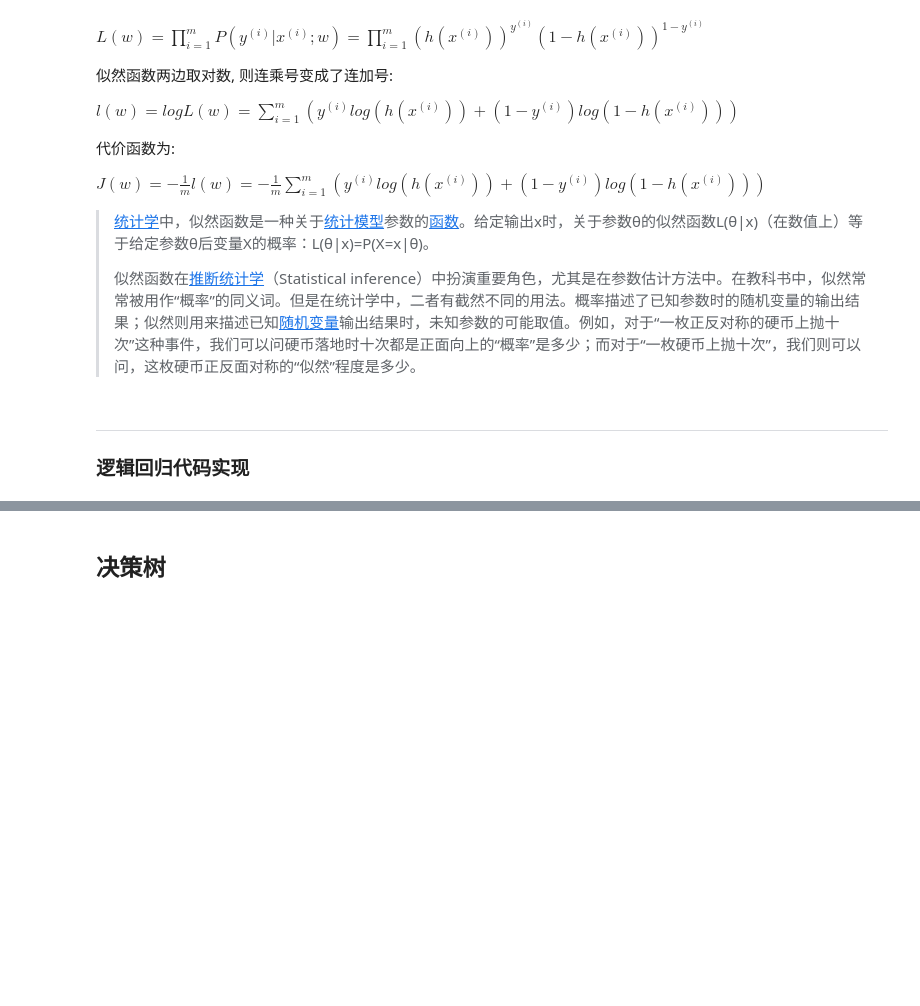
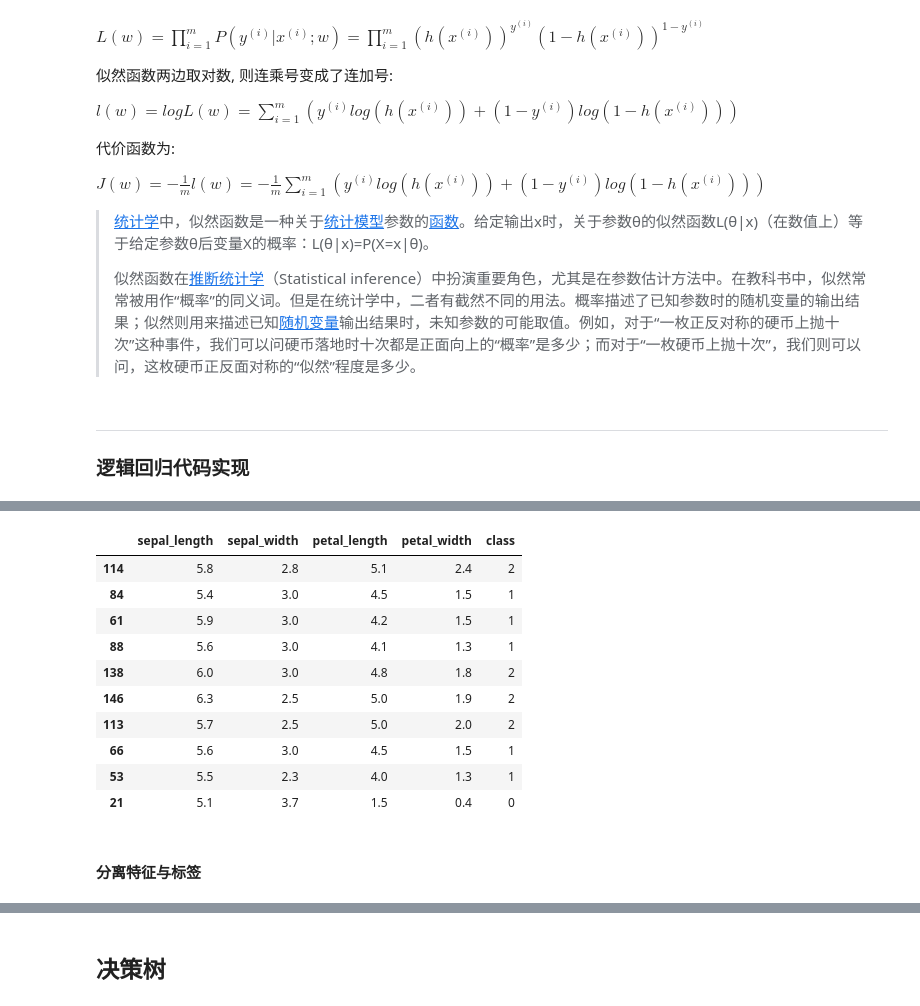
Before and after one commit to Ayusummer/CourseNotes, a Jupyter notebook: 机器学习/实验1_典型监督学习方法分类实践及比较分析/实验1_典型监督学习方法分类实践及比较分析.ipynb, the cells around one changed output, grey strips where cells are left out. Drawn from its saved outputs; the diff is of its cells as text; code cells hidden in the pictures; blank space fills up the shorter version.

```diff
--- a/机器学习/实验1_典型监督学习方法分类实践及比较分析/实验1_典型监督学习方法分类实践及比较分析.ipynb
+++ b/机器学习/实验1_典型监督学习方法分类实践及比较分析/实验1_典型监督学习方法分类实践及比较分析.ipynb
@@ -209,0 +240,19 @@ $J(w) = - \frac{1}{m} l(w) = - \frac{1}{m} \sum_{i=1}^m{( y^{(i)} log( h(x^{(i)}
+# %%
+data['class'] = data['class'].str.replace("Iris-setosa", '0')
+data['class'] = data['class'].str.replace("Iris-versicolor", '1')
+data['class'] = data['class'].str.replace("Iris-virginica", '2')
+data.sample(10)
+# %% [output]
+|  | sepal_length | sepal_width | petal_length | petal_width | class |
+| 114 | 5.8 | 2.8 | 5.1 | 2.4 | 2 |
+| 84 | 5.4 | 3.0 | 4.5 | 1.5 | 1 |
+| 61 | 5.9 | 3.0 | 4.2 | 1.5 | 1 |
+| 88 | 5.6 | 3.0 | 4.1 | 1.3 | 1 |
+| 138 | 6.0 | 3.0 | 4.8 | 1.8 | 2 |
+| 146 | 6.3 | 2.5 | 5.0 | 1.9 | 2 |
+| 113 | 5.7 | 2.5 | 5.0 | 2.0 | 2 |
+| 66 | 5.6 | 3.0 | 4.5 | 1.5 | 1 |
+| 53 | 5.5 | 2.3 | 4.0 | 1.3 | 1 |
+| 21 | 5.1 | 3.7 | 1.5 | 0.4 | 0 |
+# %% [markdown]
+#### 分离特征与标签
```
Also changed, not shown: parts of 9 cells of this notebook.
